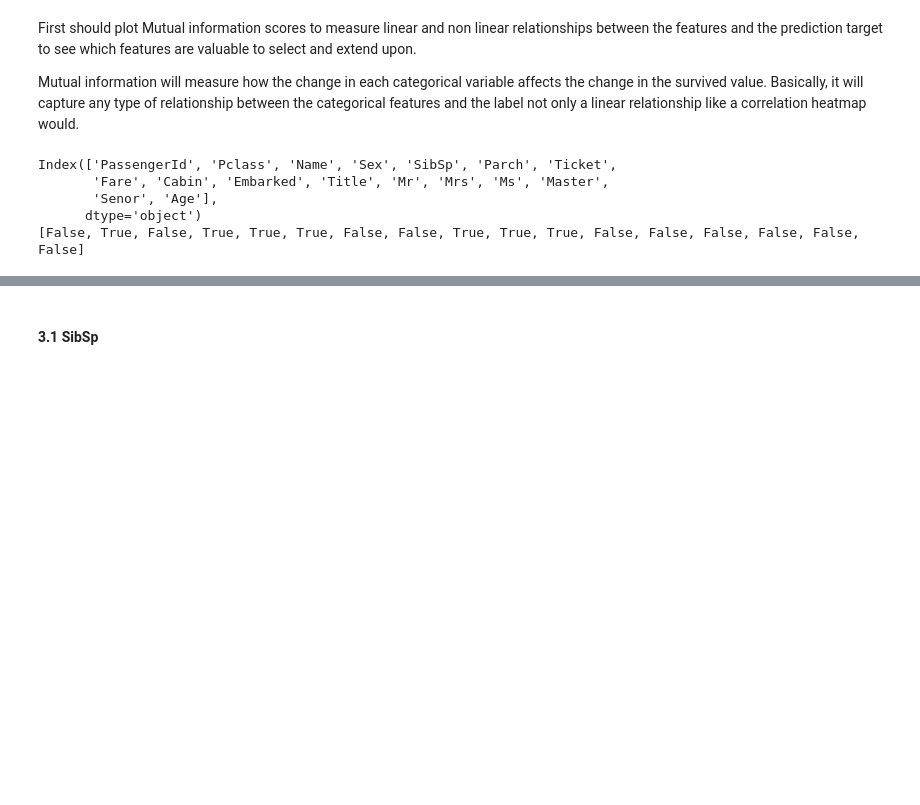
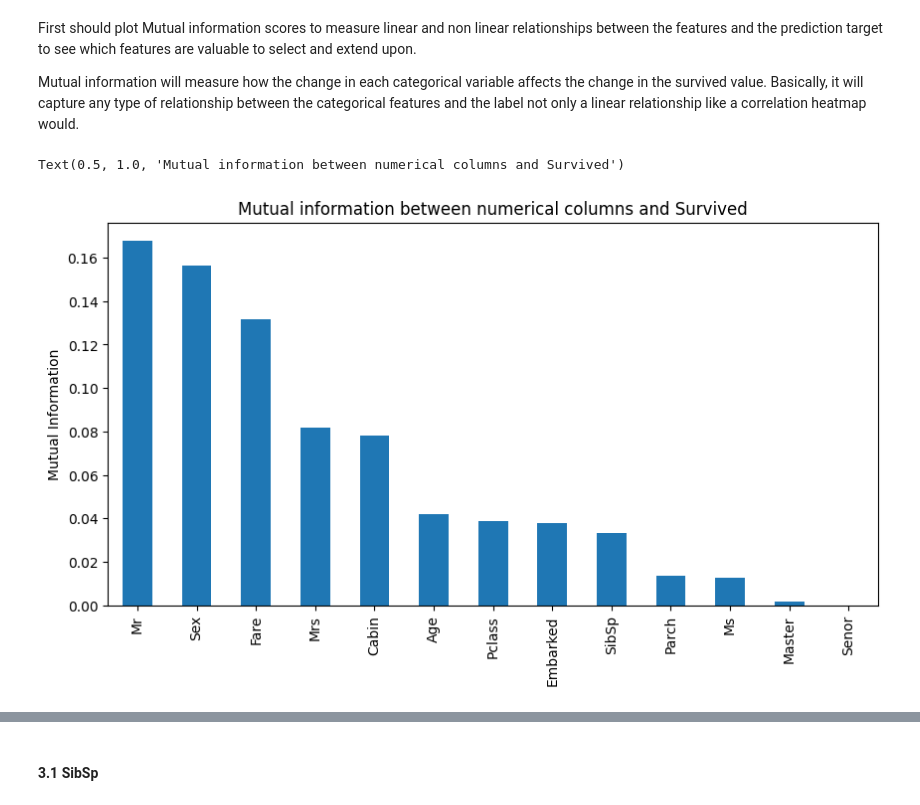
Before and after one commit to MaxymWojnowskyj/Titanic-ML-Comp, a Jupyter notebook: Titanic_NoteBook.ipynb, the cells around one changed output, grey strips where cells are left out. Cells and saved outputs as stored; diff of their text form; code cells hidden in the pictures; blank space fills up the shorter version.

Commit message:
mutual info graph & male age dist

```diff
--- a/Titanic_NoteBook.ipynb
+++ b/Titanic_NoteBook.ipynb
@@ -758,26 +758,22 @@ We have now successfully imputed all missing values and can now move onto featur
 First should plot Mutual information scores to measure linear and non linear relationships between the features and the prediction target to see which features are valuable to select and extend upon.
 
 Mutual information will measure how the change in each categorical variable affects the change in the survived value. Basically, it will capture any type of relationship between the categorical features and the label not only a linear relationship like a correlation heatmap would.
+# %%
+#Assigning binary values to male and female
+train['Sex'] = (train['Sex'] == 'male').astype(int)
 # %%
 from sklearn.feature_selection import mutual_info_classif
 
-x_train_mi = train.loc[:, train.columns != 'Survived']
+numerical_columns = ['Pclass', 'Sex', 'SibSp', 'Parch', 'Cabin', 'Embarked', 'Mr', 'Mrs', 'Ms', 'Master', 'Senor', 'Fare', 'Age']
+
+x_train_mi = train[numerical_columns]
 y_train_mi = train['Survived']
-discrete_features = ['Pclass', 'Sex', 'SibSp', 'Parch', 'Cabin', 'Embarked', 'Title']
-
-# for col in x_train_mi.columns:
-#     if col in discrete_features:
-#         x_train_mi = x_train_mi[col].astype(int)
-
-
-discrete_feature_bools = [feat in discrete_features for feat in x_train_mi.columns]
-print(x_train_mi.columns)
-print(discrete_feature_bools)
-#mi = mutual_info_classif(x_train_mi, y_train_mi, discrete_features=discrete_feature_bools)
-#print(mi)
+mi = mutual_info_classif(x_train_mi, y_train_mi)
+mi_series = pd.Series(mi)
+mi_series.index = x_train_mi.columns
+mi_series.sort_values(ascending=False).plot.bar(figsize=(10, 5))
+plt.ylabel('Mutual Information')
+plt.title("Mutual information between numerical columns and Survived")
 # %% [output]
-Index(['PassengerId', 'Pclass', 'Name', 'Sex', 'SibSp', 'Parch', 'Ticket',
-       'Fare', 'Cabin', 'Embarked', 'Title', 'Mr', 'Mrs', 'Ms', 'Master',
-       'Senor', 'Age'],
-      dtype='object')
-[False, True, False, True, True, True, False, False, True, True, True, False, False, False, False, False, False]
+Text(0.5, 1.0, 'Mutual information between numerical columns and Survived')
+[figure, added]
```
Also changed, not shown: parts of 4 cells of this notebook.
